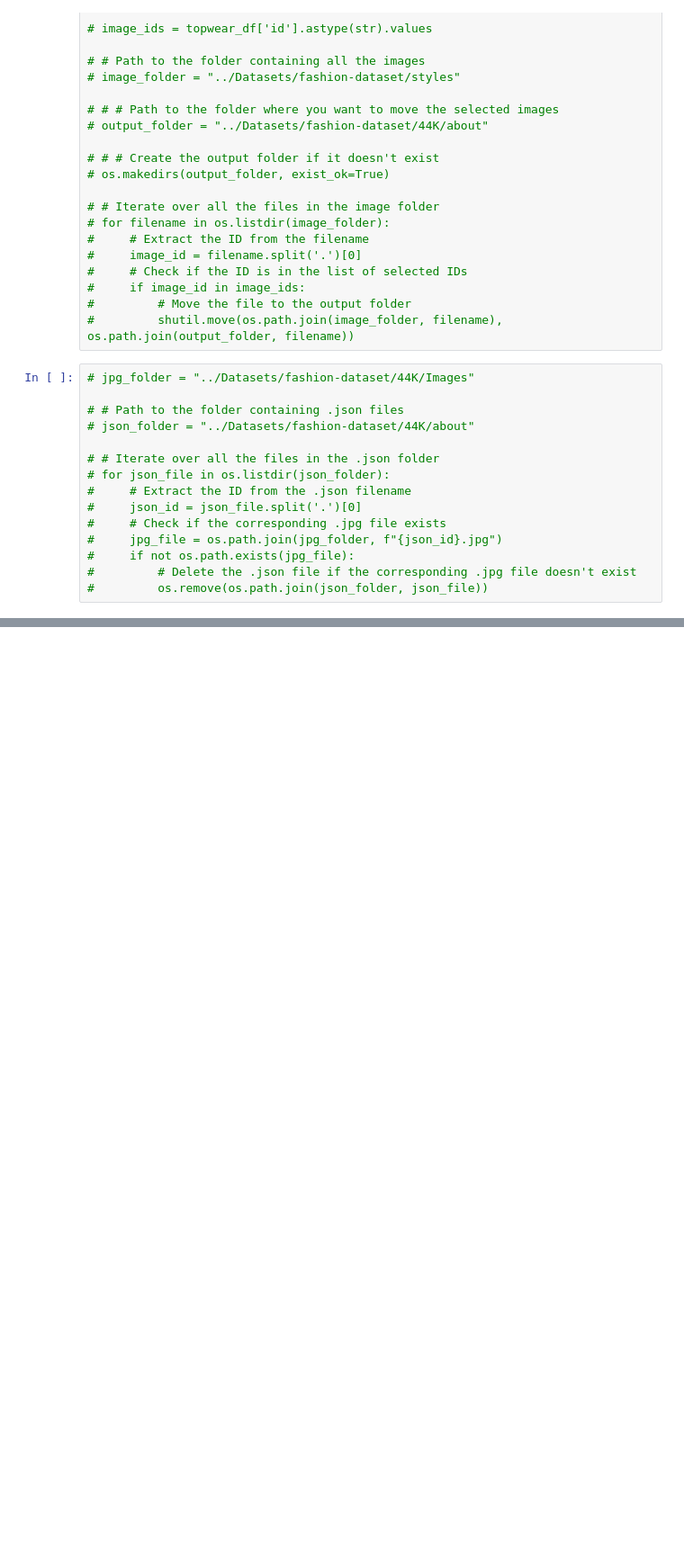
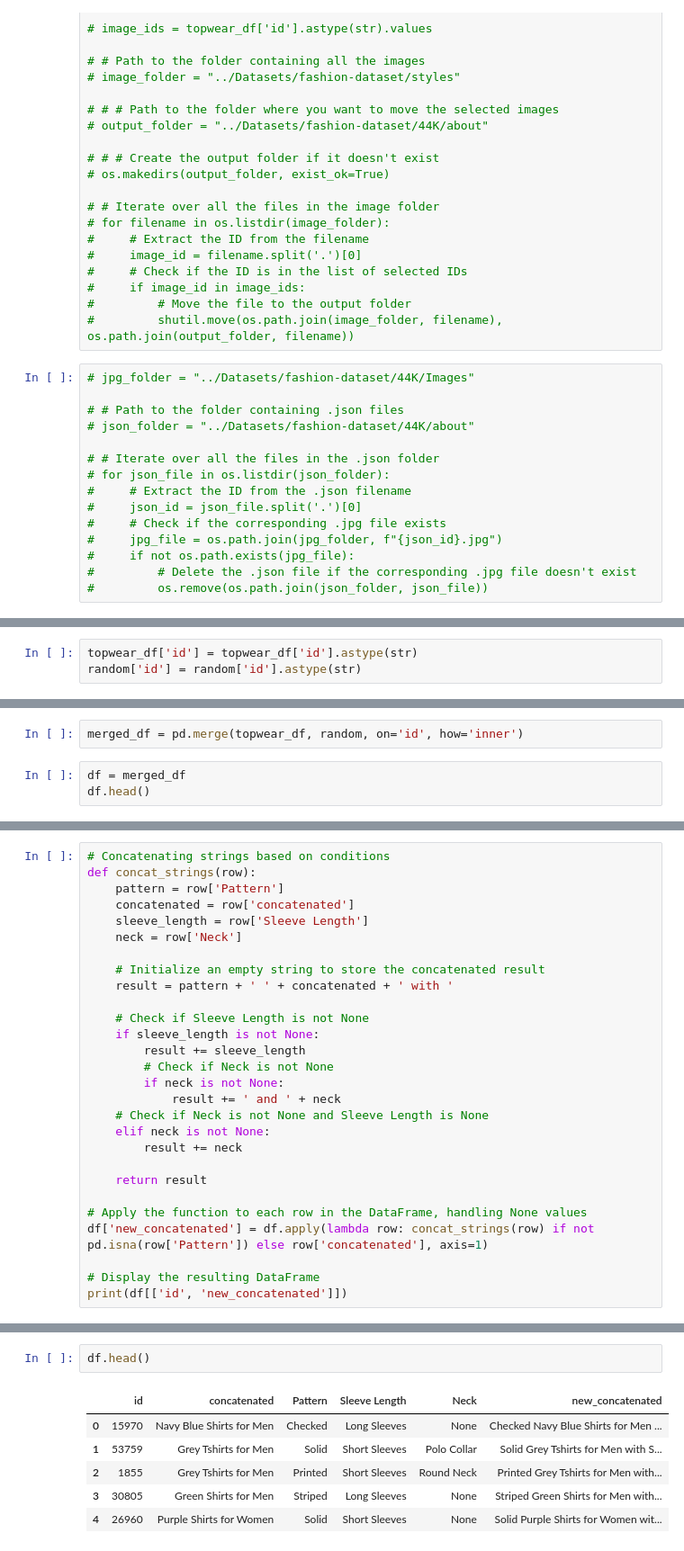
Before and after one commit to Epein5/MultiModal-Fashion-Search, a Jupyter notebook: Code/44kpreprocessing.ipynb, the cells around one changed output, grey strips where cells are left out. Shown: that part at 90% size. Drawn from its saved outputs; the diff is of its cells as text; blank space fills up the shorter version.

```diff
--- a/Code/44kpreprocessing.ipynb
+++ b/Code/44kpreprocessing.ipynb
@@ -121,0 +150,3 @@ See the caveats in the documentation: https://pandas.pydata.org/pandas-docs/stab
+# %%
+topwear_df['id'] = topwear_df['id'].astype(str)
+random['id'] = random['id'].astype(str)
@@ -121,0 +159,5 @@ See the caveats in the documentation: https://pandas.pydata.org/pandas-docs/stab
+# %%
+merged_df = pd.merge(topwear_df, random, on='id', how='inner')
+# %%
+df = merged_df
+df.head()
@@ -121,0 +171,28 @@ See the caveats in the documentation: https://pandas.pydata.org/pandas-docs/stab
+# %%
+# Concatenating strings based on conditions
+def concat_strings(row):
+    pattern = row['Pattern']
+    concatenated = row['concatenated']
+    sleeve_length = row['Sleeve Length']
+    neck = row['Neck']
+
+    # Initialize an empty string to store the concatenated result
+    result = pattern + ' ' + concatenated + ' with '
+
+    # Check if Sleeve Length is not None
+    if sleeve_length is not None:
+        result += sleeve_length
+        # Check if Neck is not None
+        if neck is not None:
+            result += ' and ' + neck
+    # Check if Neck is not None and Sleeve Length is None
+    elif neck is not None:
+        result += neck
+
+    return result
+
+# Apply the function to each row in the DataFrame, handling None values
+df['new_concatenated'] = df.apply(lambda row: concat_strings(row) if not pd.isna(row['Pattern']) else row['concatenated'], axis=1)
+
+# Display the resulting DataFrame
+print(df[['id', 'new_concatenated']])
@@ -121,0 +214,9 @@ See the caveats in the documentation: https://pandas.pydata.org/pandas-docs/stab
+# %%
+df.head()
+# %% [output]
+|  | id | concatenated | Pattern | Sleeve Length | Neck | new_concatenated |
+| 0 | 15970 | Navy Blue Shirts for Men | Checked | Long Sleeves | None | Checked Navy Blue Shirts for Men ... |
+| 1 | 53759 | Grey Tshirts for Men | Solid | Short Sleeves | Polo Collar | Solid Grey Tshirts for Men with S... |
+| 2 | 1855 | Grey Tshirts for Men | Printed | Short Sleeves | Round Neck | Printed Grey Tshirts for Men with... |
+| 3 | 30805 | Green Shirts for Men | Striped | Long Sleeves | None | Striped Green Shirts for Men with... |
+| 4 | 26960 | Purple Shirts for Women | Solid | Short Sleeves | None | Solid Purple Shirts for Women wit... |
```
Also changed, not shown: parts of 19 cells of this notebook, 4 other files.
